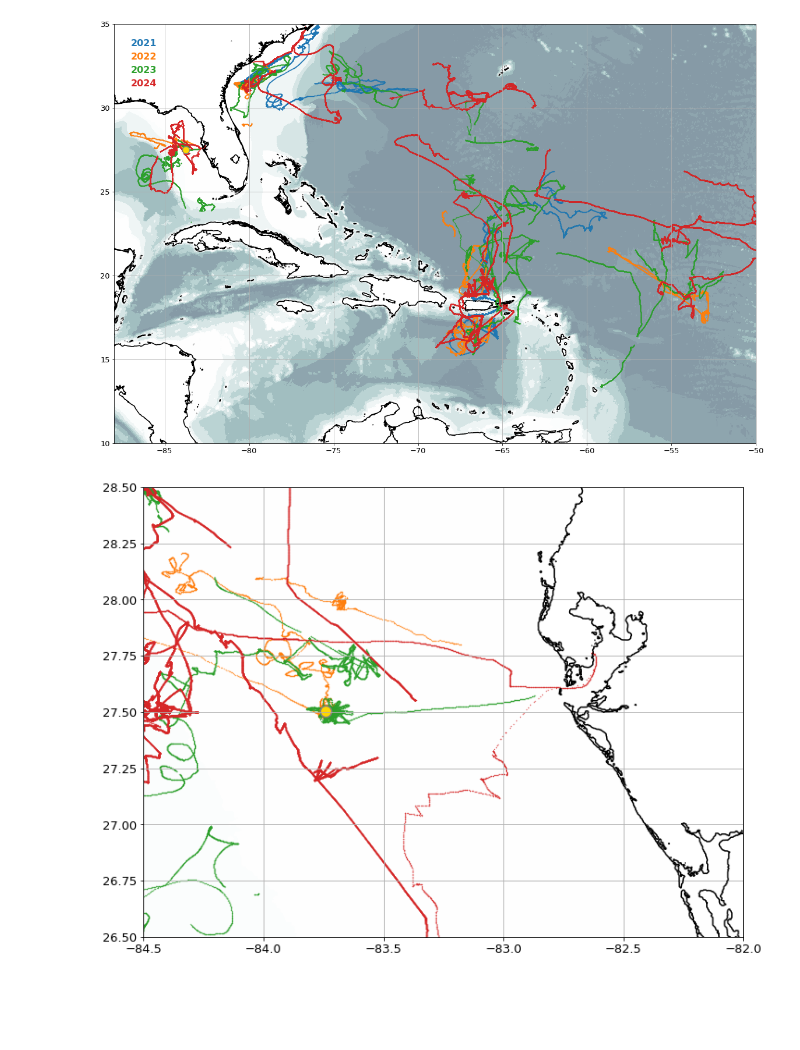
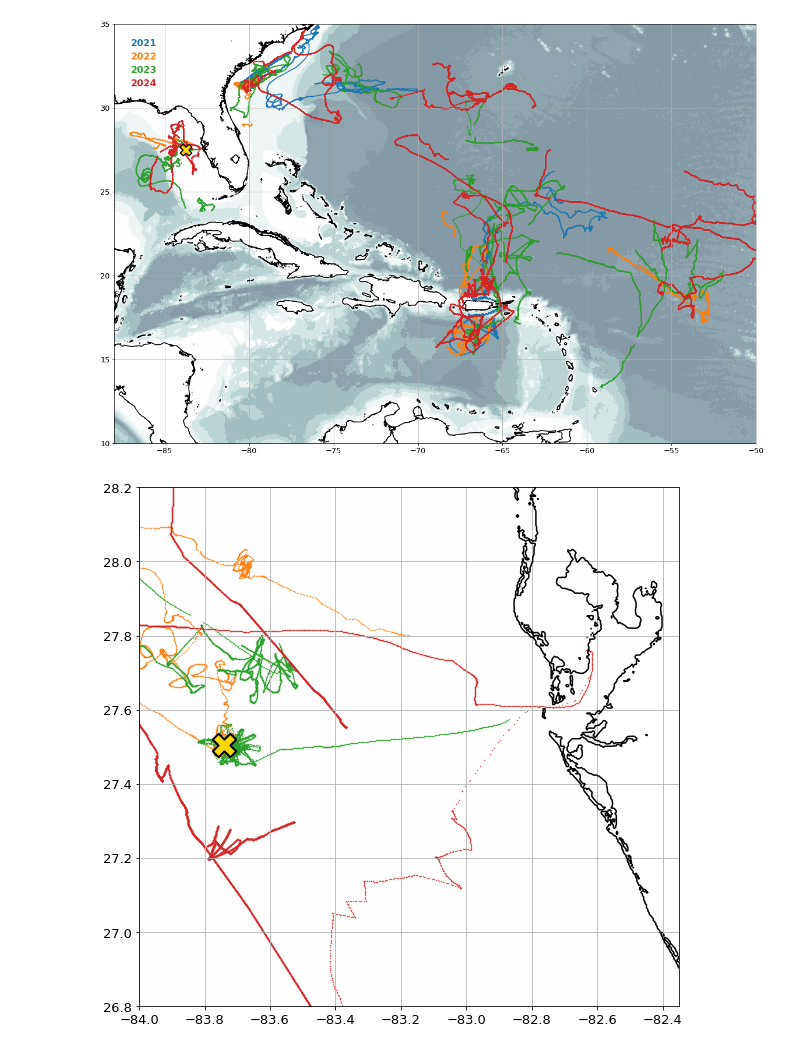
Before and after one commit to nanhsunchi/sd-ni-wp, a Jupyter notebook: plot_maps/plot_SD_tracks/plot_SD_tracks_HU_missions.ipynb, the cells around one changed output. Saved outputs shown, nothing was run; the diff lists cells and outputs as text; code cells hidden in the pictures; blank space fills up the shorter version.

```diff
--- a/plot_maps/plot_SD_tracks/plot_SD_tracks_HU_missions.ipynb
+++ b/plot_maps/plot_SD_tracks/plot_SD_tracks_HU_missions.ipynb
@@ -109,37 +109,37 @@ cmap = truncate_colormap(plt.get_cmap('bone'),0.6,1)
 ### plot topography
 fig = plt.figure(figsize=(15,15))
 plt.rcParams.update({'font.size': 13})
-ax2 = fig.add_axes([0.05,0,0.6,0.45])
+ax2 = fig.add_axes([0.05,0,0.5,0.48])
 levels_ocean = np.concatenate((np.arange(-5000,0,1000), np.arange(-200,100,100)))
 cs = ax2.contourf(lon_topo[ilon], lat_topo[ilat], elevation[np.ix_(ilat,ilon)], cmap=cmap,levels=levels_ocean,extend='both')
 ax2.contour(lon_topo[ilon], lat_topo[ilat], elevation[np.ix_(ilat,ilon)], colors='k',levels=0)
 ### add terrain colorbar
 # cbar_ax = fig.add_axes([.91,.05,.005,.3])
 # axf = plt.colorbar(cs,orientation='vertical',cax=cbar_ax,extend='both')
 ### plot tracks - color by year
 vars_str = ['longitude','latitude']
 year_append = []
 for i, file in enumerate( filenames ):
     ds = nc.Dataset(path_data + file)
     # print(file)
     ### read lon/ lat from this position file
     for v in range( len(vars_str) ):
         exec(vars_str[v]+'= ds.variables["'+vars_str[v]+'"][:]')
     ### plot
     year_this_file = file[14:18]
     icol = np.where( year == year_this_file )[0][0]
     # if year_this_file not in year_append:
     #     year_append.append( year_this_file )
     #     ax2.text(-87,34.5-len(year_append)*0.8,year_this_file,fontsize=16,color=cols[icol],fontweight='bold') #
     ax2.scatter( longitude, latitude, s=0.1,c=cols[icol])
 ### add buoy C12 location
 # ax2.text(-83.741,27.505,'o',color='m',fontsize=50,fontweight='heavy')
-ax2.scatter(-83.741,27.505,s=150,c='gold',edgecolors='gray',lw=1.5)
+ax2.scatter(-83.741,27.505,s=550,c='gold',marker='X',edgecolors='k',lw=2)
 ### figure settings
-ax2.set_xlim([-84.5,-82])
-ax2.set_ylim([26.5,28.5])
+ax2.set_xlim([-84,-82.35])
+ax2.set_ylim([26.8,28.2])
 ax2.grid()
 ### save figure
 fig.savefig('map_zoom-in-to-2023-SD1042_SD-tracks_'+'-'.join(year)+'.png', dpi=600,bbox_inches='tight')
 # %% [output]
-[figure, old version]
+[figure, new version]
```
Also changed, not shown: parts of 1 cell of this notebook, 4 other files.
